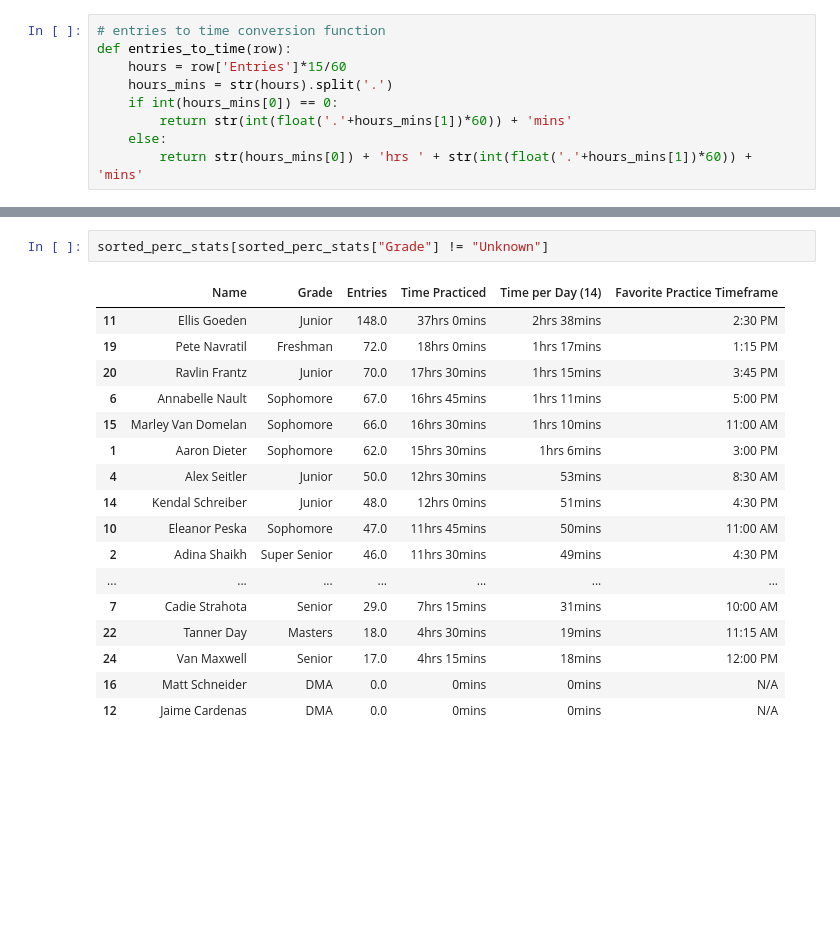
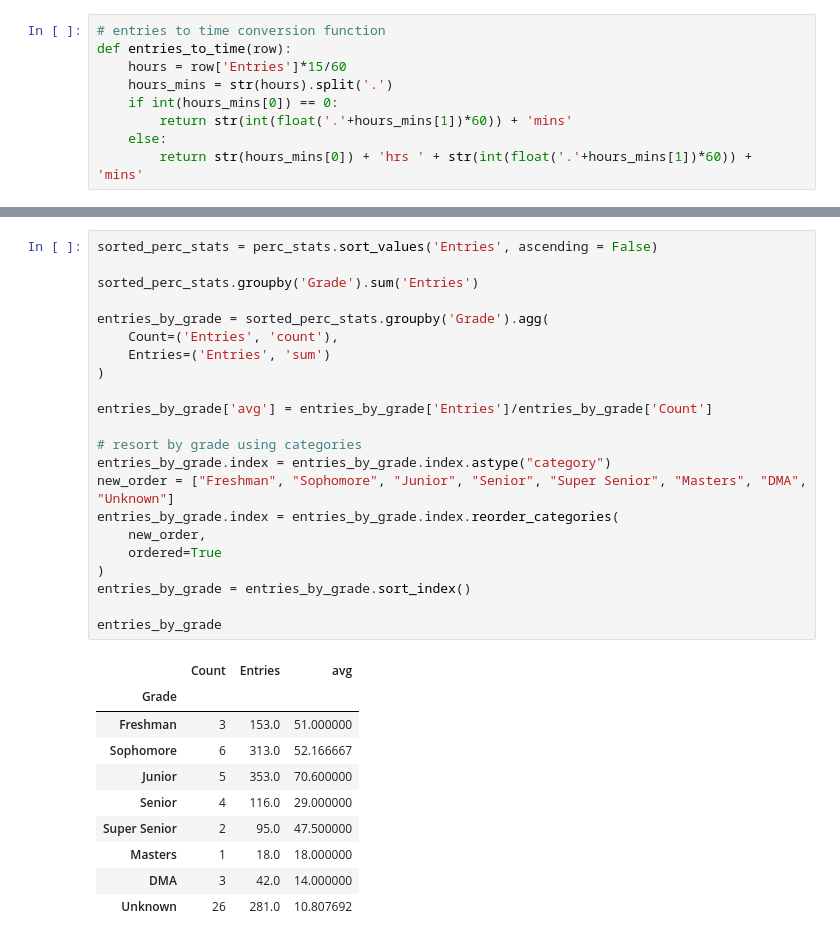
Before and after one commit to amdieter/practice-room-data, a Jupyter notebook: Practice Log.ipynb, the cells around one changed output, grey strips where cells are left out. Saved outputs shown, nothing was run; the diff lists cells and outputs as text; blank space fills up the shorter version.

```diff
--- a/Practice Log.ipynb
+++ b/Practice Log.ipynb
@@ -472,20 +348,33 @@ entries_by_grade
-# %%
-sorted_perc_stats[sorted_perc_stats["Grade"] != "Unknown"]
-# %% [output]
-|  | Name | Grade | Entries | Time Practiced | Time per Day (14) | Favorite Practice Timeframe |
-| 11 | Ellis Goeden | Junior | 148.0 | 37hrs 0mins | 2hrs 38mins | 2:30 PM |
-| 19 | Pete Navratil | Freshman | 72.0 | 18hrs 0mins | 1hrs 17mins | 1:15 PM |
-| 20 | Ravlin Frantz | Junior | 70.0 | 17hrs 30mins | 1hrs 15mins | 3:45 PM |
-| 6 | Annabelle Nault | Sophomore | 67.0 | 16hrs 45mins | 1hrs 11mins | 5:00 PM |
-| 15 | Marley Van Domelan | Sophomore | 66.0 | 16hrs 30mins | 1hrs 10mins | 11:00 AM |
-| 1 | Aaron Dieter | Sophomore | 62.0 | 15hrs 30mins | 1hrs 6mins | 3:00 PM |
-| 4 | Alex Seitler | Junior | 50.0 | 12hrs 30mins | 53mins | 8:30 AM |
-| 14 | Kendal Schreiber | Junior | 48.0 | 12hrs 0mins | 51mins | 4:30 PM |
-| 10 | Eleanor Peska | Sophomore | 47.0 | 11hrs 45mins | 50mins | 11:00 AM |
-| 2 | Adina Shaikh | Super Senior | 46.0 | 11hrs 30mins | 49mins | 4:30 PM |
-| ... | ... | ... | ... | ... | ... | ... |
-| 7 | Cadie Strahota | Senior | 29.0 | 7hrs 15mins | 31mins | 10:00 AM |
-| 22 | Tanner Day | Masters | 18.0 | 4hrs 30mins | 19mins | 11:15 AM |
-| 24 | Van Maxwell | Senior | 17.0 | 4hrs 15mins | 18mins | 12:00 PM |
-| 16 | Matt Schneider | DMA | 0.0 | 0mins | 0mins | N/A |
-| 12 | Jaime Cardenas | DMA | 0.0 | 0mins | 0mins | N/A |
+# %%
+sorted_perc_stats = perc_stats.sort_values('Entries', ascending = False)
+
+sorted_perc_stats.groupby('Grade').sum('Entries')
+
+entries_by_grade = sorted_perc_stats.groupby('Grade').agg(
+    Count=('Entries', 'count'),
+    Entries=('Entries', 'sum')
+)
+
+entries_by_grade['avg'] = entries_by_grade['Entries']/entries_by_grade['Count']
+
+# resort by grade using categories
+entries_by_grade.index = entries_by_grade.index.astype("category")
+new_order = ["Freshman", "Sophomore", "Junior", "Senior", "Super Senior", "Masters", "DMA", "Unknown"]
+entries_by_grade.index = entries_by_grade.index.reorder_categories(
+    new_order,
+    ordered=True
+)
+entries_by_grade = entries_by_grade.sort_index()
+
+entries_by_grade
+# %% [output]
+|  | Count | Entries | avg |
+| Grade |  |  |  |
+| Freshman | 3 | 153.0 | 51.000000 |
+| Sophomore | 6 | 313.0 | 52.166667 |
+| Junior | 5 | 353.0 | 70.600000 |
+| Senior | 4 | 116.0 | 29.000000 |
+| Super Senior | 2 | 95.0 | 47.500000 |
+| Masters | 1 | 18.0 | 18.000000 |
+| DMA | 3 | 42.0 | 14.000000 |
+| Unknown | 26 | 281.0 | 10.807692 |
```
Also changed, not shown: parts of 12 cells of this notebook.
